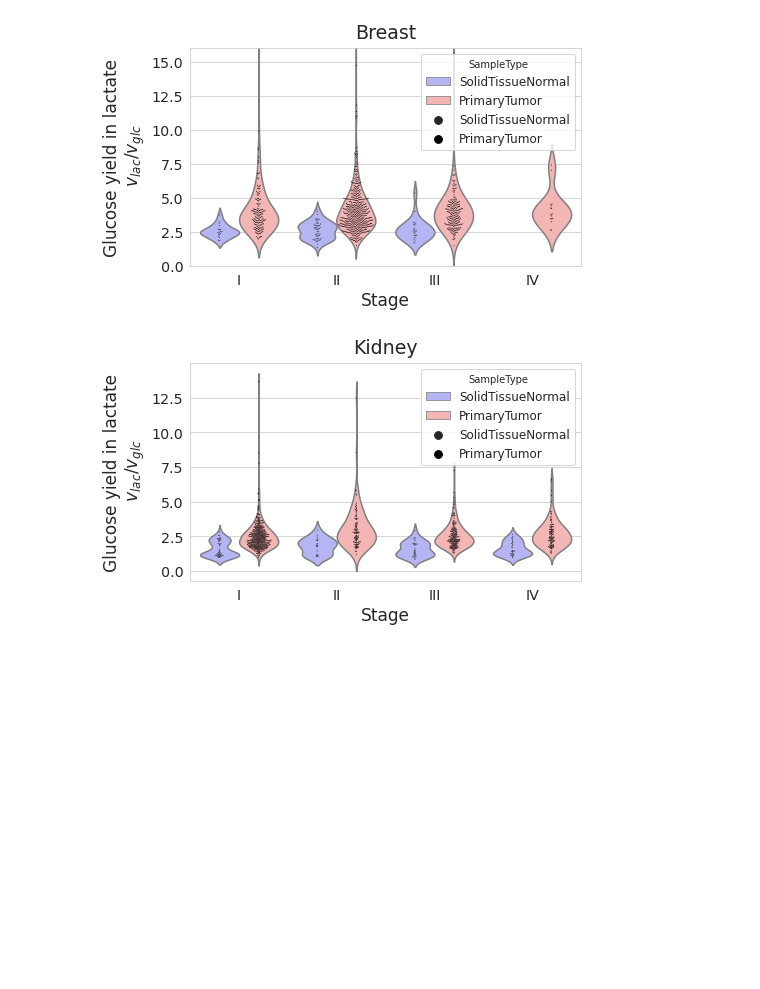
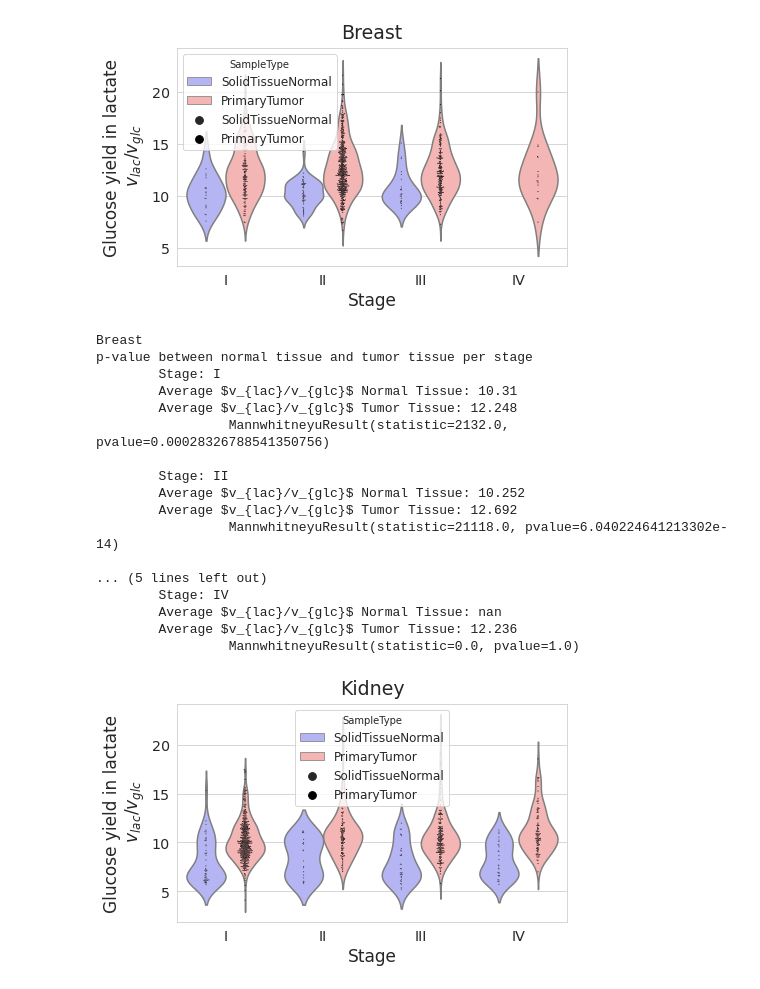
Before and after one commit to mrivas/pheflux, a Jupyter notebook: paper_figures/figure4-5/createFigure4-5.ipynb, the cells around one changed output. Saved outputs shown, nothing was run; the diff lists cells and outputs as text; code cells hidden in the pictures; blank space fills up the shorter version.

```diff
--- a/paper_figures/figure4-5/createFigure4-5.ipynb
+++ b/paper_figures/figure4-5/createFigure4-5.ipynb
@@ -24,7 +24,7 @@ plt.rcParams.update(params)
 # %%
 ### Figure 5:
 # -----------
-files = ['Breast_fluxes.csv', 'Kidney_fluxes.csv', 'Bronchus-Lung_fluxes.csv']
+files = ['Breast_fluxesv2.csv', 'Kidney_fluxesv2.csv', 'Bronchus-Lung_fluxesv2.csv']
 
 for i, file in enumerate(files):
     sampleTypes, stages, lactateFluxes=[],[],[]
@@ -63,35 +63,64 @@ for i, file in enumerate(files):
     sns.set_style("whitegrid")
     tips = sns.load_dataset("tips")
     palette = sns.color_palette('bwr',n_colors=2,desat=1)
     plt.figure(figsize=(7,4))
     ax = sns.swarmplot(x='Stage',
                        y="LactateFlux",
                        hue="SampleType",
                        hue_order=["SolidTissueNormal","PrimaryTumor"],
                        dodge=True,
                        data=df,
                        size=1,
                        color='black',
                        order=order).set_title('Warburg effect')
     #violinplot
     ax = sns.violinplot(x='Stage',
                         y="LactateFlux",
                         hue="SampleType",
                         hue_order=["SolidTissueNormal","PrimaryTumor"],
                         scale='width', # width or area
                         scale_hue=True,
                         gridsize=1000,
                         dodge=True,
                         inner=None,
                         linewidth=1.5,
                         data=df,
                         palette=palette,
                         order=order).set_title(file.split("_")[0])
-    if file.split("_")[0] == 'Breast':
-        plt.ylim(0,16)
+
     plt.ylabel("Glucose yield in lactate\n $v_{lac}/v_{glc}$")
-    plt.savefig('warburgeffect_'+str(i)+'.svg', bbox_inches="tight") #save fig
+#     plt.savefig('warburgeffect_'+str(i)+'.svg', bbox_inches="tight") #save fig
     plt.show()
+
+    # Mann-Whitney test
+    print(file.split("_")[0])
+    print('p-value between normal tissue and tumor tissue per stage')
+    for stage in ['I', 'II', 'III', 'IV']:
+        print ('\tStage:', stage)
+        normalTissue = np.array(df[df['SampleType']=='SolidTissueNormal'][df['Stage']==stage]['LactateFlux'])
+        tumorTissue = np.array(df[df['SampleType']=='PrimaryTumor'][df['Stage']==stage]['LactateFlux'])
+        res = mannwhitneyu(tumorTissue, normalTissue, alternative="greater")
+        print('\tAverage $v_{lac}/v_{glc}$ Normal Tissue:', round(np.mean(normalTissue), 3))
+        print('\tAverage $v_{lac}/v_{glc}$ Tumor Tissue:', round(np.mean(tumorTissue), 3))
+        print ('\t\t',res,"\n")
+    print('')
 # %% [output]
-[figure, old version]
+[figure, new version]
+Breast
+p-value between normal tissue and tumor tissue per stage
+        Stage: I
+        Average $v_{lac}/v_{glc}$ Normal Tissue: 10.31
+        Average $v_{lac}/v_{glc}$ Tumor Tissue: 12.248
+                 MannwhitneyuResult(statistic=2132.0, pvalue=0.00028326788541350756)
+
+        Stage: II
+        Average $v_{lac}/v_{glc}$ Normal Tissue: 10.252
+        Average $v_{lac}/v_{glc}$ Tumor Tissue: 12.692
+                 MannwhitneyuResult(statistic=21118.0, pvalue=6.040224641213302e-14)
+
+... (5 lines left out)
+        Stage: IV
+        Average $v_{lac}/v_{glc}$ Normal Tissue: nan
+        Average $v_{lac}/v_{glc}$ Tumor Tissue: 12.236
+                 MannwhitneyuResult(statistic=0.0, pvalue=1.0)
-[figure, old version]
+[figure, new version]
```
Also changed, not shown: parts of 2 cells of this notebook, 9 other files.
